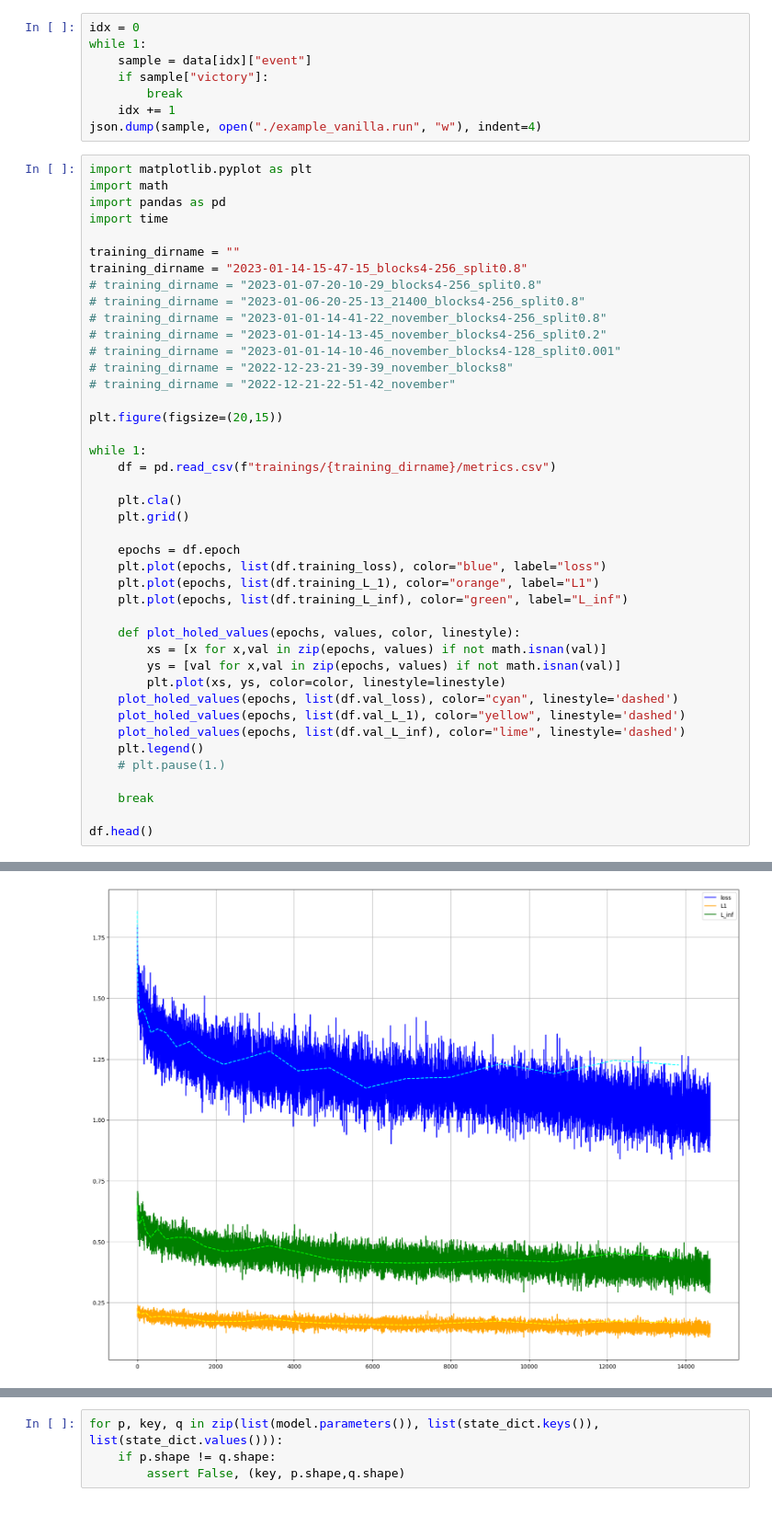
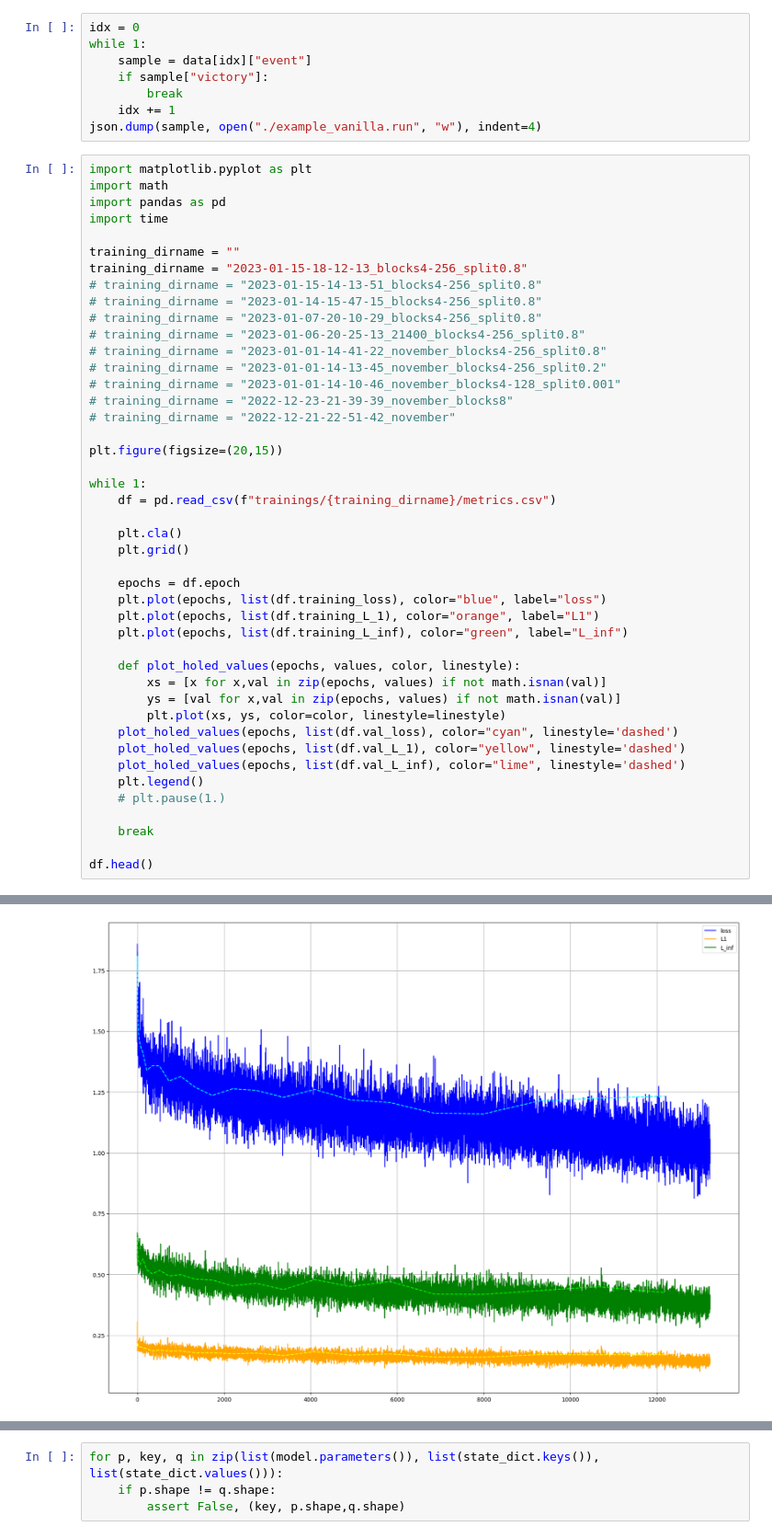
Before and after one commit to lgerrets/sts_card_picker, a Jupyter notebook: draft.ipynb, the cells around one changed output, grey strips where cells are left out. Shown at 92% size. Drawn from its saved outputs; the diff is of its cells as text.

```diff
--- a/draft.ipynb
+++ b/draft.ipynb
@@ -42,7 +42,9 @@ import pandas as pd
 import time
 
 training_dirname = ""
-training_dirname = "2023-01-14-15-47-15_blocks4-256_split0.8"
+training_dirname = "2023-01-15-18-12-13_blocks4-256_split0.8"
+# training_dirname = "2023-01-15-14-13-51_blocks4-256_split0.8"
+# training_dirname = "2023-01-14-15-47-15_blocks4-256_split0.8"
 # training_dirname = "2023-01-07-20-10-29_blocks4-256_split0.8"
 # training_dirname = "2023-01-06-20-25-13_21400_blocks4-256_split0.8"
 # training_dirname = "2023-01-01-14-41-22_november_blocks4-256_split0.8"
@@ -87,4 +89,4 @@ df.head()
-[figure, old version]
+[figure, new version]
 # %%
 import re
 import pandas as pd
```
Also changed, not shown: parts of 5 cells of this notebook, 4 other files.
